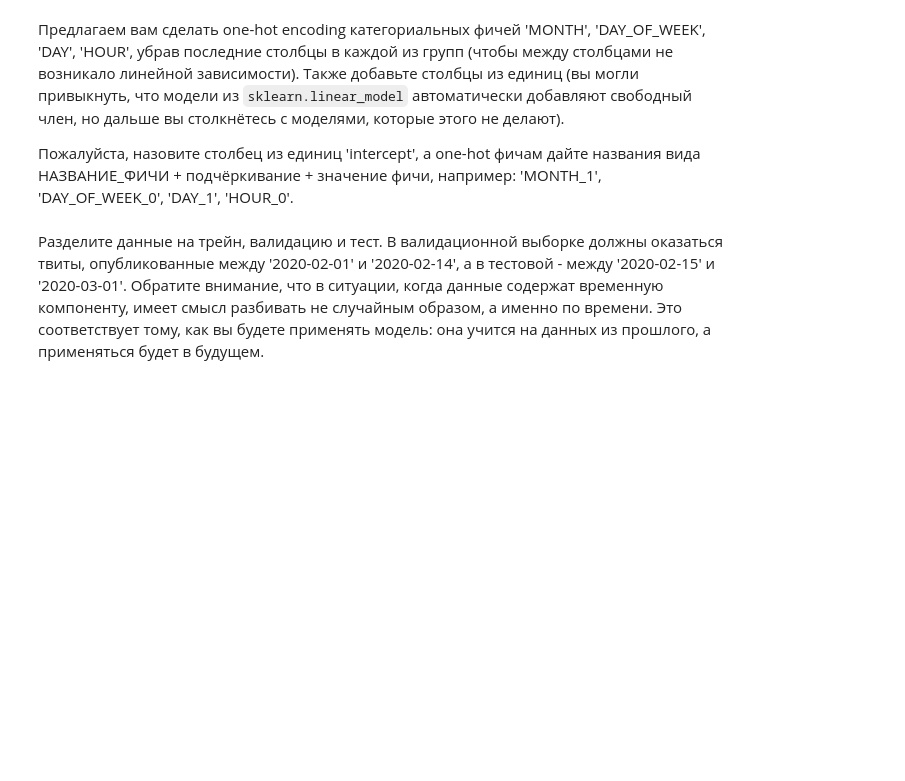
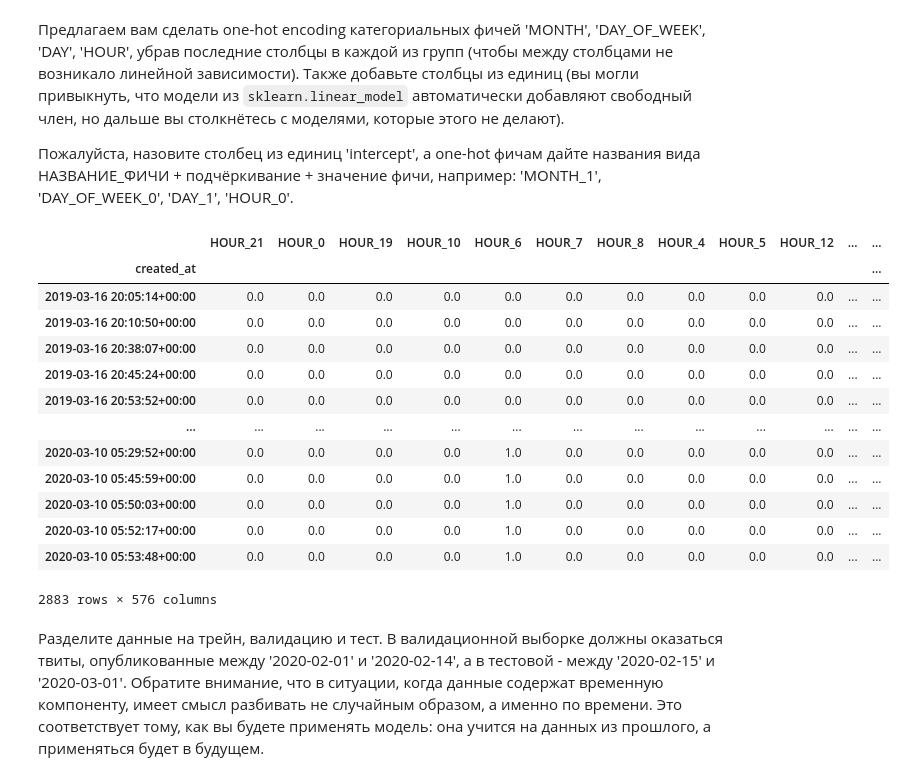
Before and after one commit to Sasha-VAV/ML, a Jupyter notebook: Courses/Yandex_ML_Handbook/Module3/autohw_lm_probability_7de017bf61.ipynb, the cells around one changed output. Cells and saved outputs as stored; diff of their text form; code cells hidden in the pictures; blank space fills up the shorter version.

```diff
--- a/Courses/Yandex_ML_Handbook/Module3/autohw_lm_probability_7de017bf61.ipynb
+++ b/Courses/Yandex_ML_Handbook/Module3/autohw_lm_probability_7de017bf61.ipynb
@@ -163,19 +163,45 @@ memory usage: 11.2 MB
 
 Пожалуйста, назовите столбец из единиц 'intercept', а one-hot фичам дайте названия вида НАЗВАНИЕ_ФИЧИ + подчёркивание + значение фичи, например: 'MONTH_1', 'DAY_OF_WEEK_0', 'DAY_1', 'HOUR_0'.
 # %%
+from sklearn.preprocessing import OneHotEncoder
+
+
 def change_categoricals(the_data, list_of_cat_vars):
     # print(the_data.columns)
     for cat_var in list_of_cat_vars:
-        df = pd.get_dummies(the_data[cat_var], prefix=cat_var)
-        df = df.drop(df.columns[-1], axis=1)
+        df = the_data.loc[:, cat_var]
+        cats = df.unique()[1:]
+        cats = [f"{cat_var}_{cat}" for cat in cats]
+        df = pd.DataFrame(df)
+        ohe = OneHotEncoder(drop='first', sparse_output=False).fit_transform(df)
+        df = pd.DataFrame(ohe, columns=cats, index=the_data.index)
 
         the_data = the_data.drop(cat_var, axis=1)
-        the_data = pd.concat((the_data, df), axis=1)
+        the_data = pd.concat((df, the_data), axis=1)
+
+    the_data['intercept'] = 1
 
     return the_data
 
 list_of_cat_vars = ['MONTH', 'DAY_OF_WEEK', 'DAY', 'HOUR']
 data = change_categoricals(data, list_of_cat_vars)
+
+data
+# %% [output]
+|  | HOUR_21 | HOUR_0 | HOUR_19 | HOUR_10 | HOUR_6 | HOUR_7 | HOUR_8 | HOUR_4 | HOUR_5 | HOUR_12 | ... | ... |
+| created_at |  |  |  |  |  |  |  |  |  |  |  | ... |
+| 2019-03-16 20:05:14+00:00 | 0.0 | 0.0 | 0.0 | 0.0 | 0.0 | 0.0 | 0.0 | 0.0 | 0.0 | 0.0 | ... | ... |
+| 2019-03-16 20:10:50+00:00 | 0.0 | 0.0 | 0.0 | 0.0 | 0.0 | 0.0 | 0.0 | 0.0 | 0.0 | 0.0 | ... | ... |
+| 2019-03-16 20:38:07+00:00 | 0.0 | 0.0 | 0.0 | 0.0 | 0.0 | 0.0 | 0.0 | 0.0 | 0.0 | 0.0 | ... | ... |
+| 2019-03-16 20:45:24+00:00 | 0.0 | 0.0 | 0.0 | 0.0 | 0.0 | 0.0 | 0.0 | 0.0 | 0.0 | 0.0 | ... | ... |
+| 2019-03-16 20:53:52+00:00 | 0.0 | 0.0 | 0.0 | 0.0 | 0.0 | 0.0 | 0.0 | 0.0 | 0.0 | 0.0 | ... | ... |
+| ... | ... | ... | ... | ... | ... | ... | ... | ... | ... | ... | ... | ... |
+| 2020-03-10 05:29:52+00:00 | 0.0 | 0.0 | 0.0 | 0.0 | 1.0 | 0.0 | 0.0 | 0.0 | 0.0 | 0.0 | ... | ... |
+| 2020-03-10 05:45:59+00:00 | 0.0 | 0.0 | 0.0 | 0.0 | 1.0 | 0.0 | 0.0 | 0.0 | 0.0 | 0.0 | ... | ... |
+| 2020-03-10 05:50:03+00:00 | 0.0 | 0.0 | 0.0 | 0.0 | 1.0 | 0.0 | 0.0 | 0.0 | 0.0 | 0.0 | ... | ... |
+| 2020-03-10 05:52:17+00:00 | 0.0 | 0.0 | 0.0 | 0.0 | 1.0 | 0.0 | 0.0 | 0.0 | 0.0 | 0.0 | ... | ... |
+| 2020-03-10 05:53:48+00:00 | 0.0 | 0.0 | 0.0 | 0.0 | 1.0 | 0.0 | 0.0 | 0.0 | 0.0 | 0.0 | ... | ... |
+2883 rows × 576 columns
 # %% [markdown]
 Разделите данные на трейн, валидацию и тест. В валидационной выборке должны оказаться твиты, опубликованные между '2020-02-01' и '2020-02-14', а в тестовой - между '2020-02-15' и '2020-03-01'. Обратите внимание, что в ситуации, когда данные содержат временную компоненту, имеет смысл разбивать не случайным образом, а именно по времени. Это соответствует тому, как вы будете применять модель: она учится на данных из прошлого, а применяться будет в будущем.
 # %%
```
Also changed, not shown: parts of 7 cells of this notebook.
